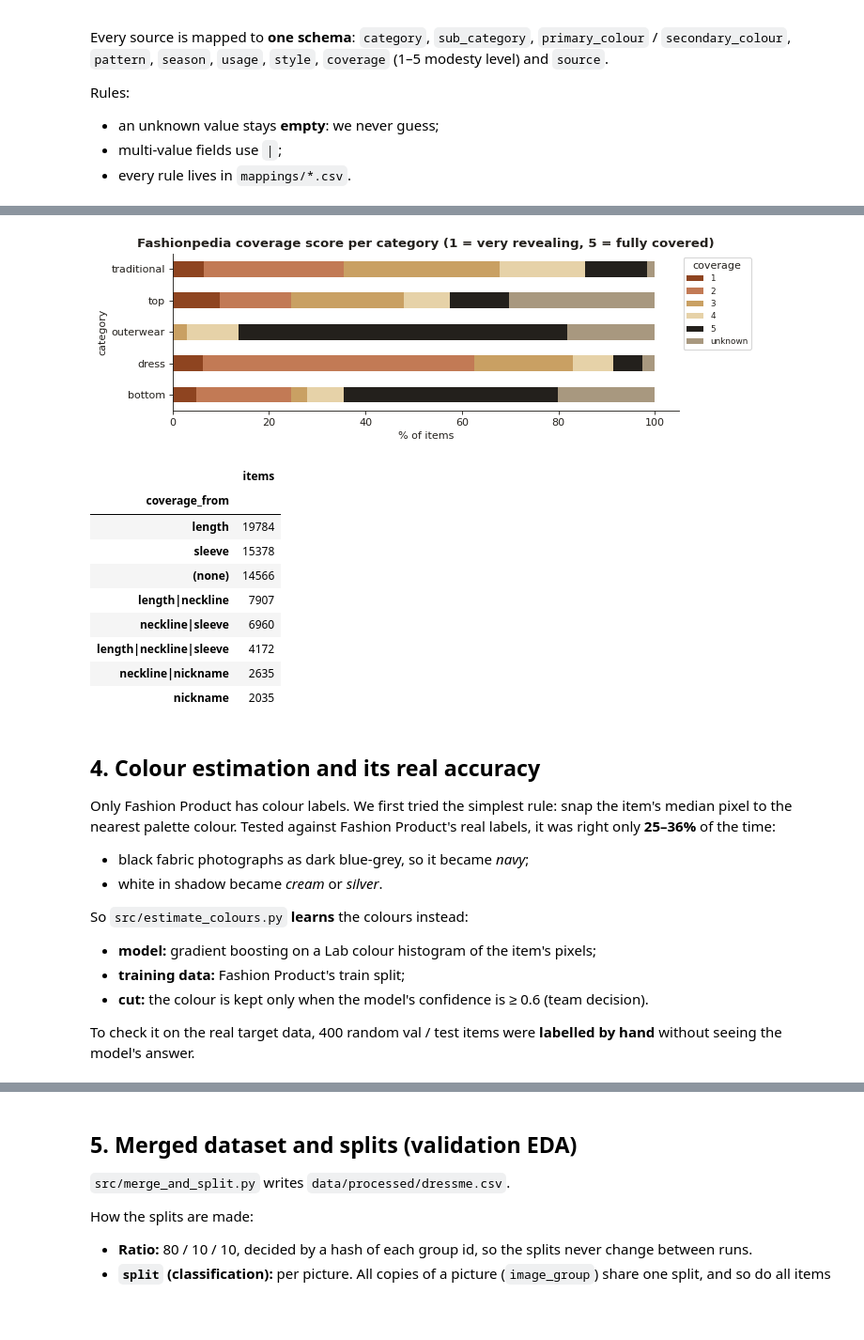
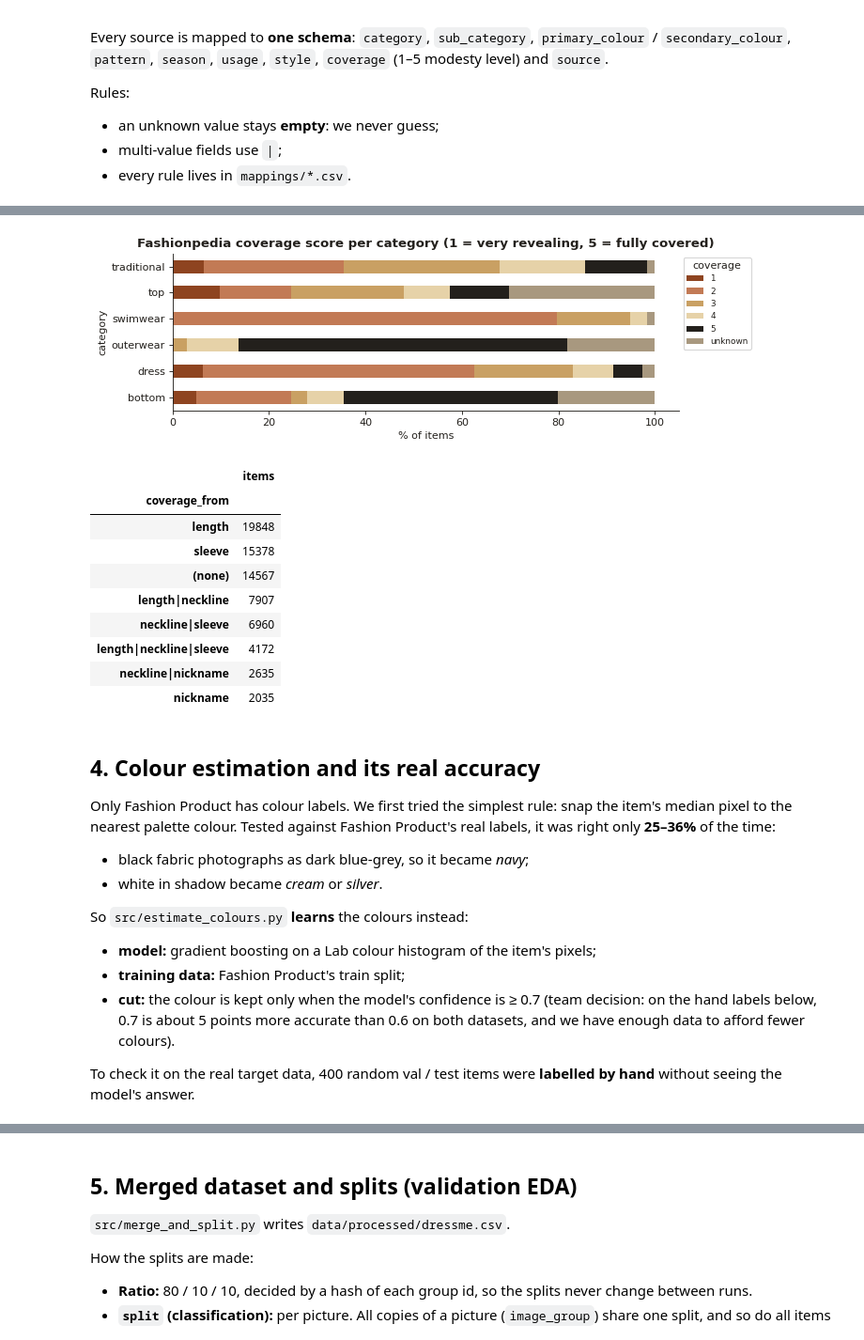
Before and after one commit to mohamedaziz-ouertatani/DressMe, a Jupyter notebook: notebooks/phase3_walkthrough.ipynb, the cells around one changed output, grey strips where cells are left out. Shown at 94% size. Saved outputs shown, nothing was run; the diff lists cells and outputs as text; code cells hidden in the pictures; blank space fills up the shorter version.

```diff
--- a/notebooks/phase3_walkthrough.ipynb
+++ b/notebooks/phase3_walkthrough.ipynb
@@ -233,21 +234,21 @@ Neckline and sleeve-length attributes sit on *part* objects, not on the garment
 3. `coverage_from` records which of these sources were used.
 # %%
 fpd = read(PROCESSED / "fashionpedia.csv")
-clothes = fpd[fpd["category"].isin(["top", "bottom", "dress", "outerwear", "traditional"])]
+clothes = fpd[fpd["category"].isin(["top", "bottom", "dress", "outerwear", "traditional", "swimwear"])]
 cov = pd.crosstab(clothes["category"], clothes["coverage"].replace("", "unknown"))
 ax = (cov.div(cov.sum(axis=1), axis=0) * 100).plot(
     kind="barh", stacked=True, figsize=(9, 3), color=[RUST, "#C27A55", GOLD, "#E6D2A8", DARK, "#A8987F"])
 ax.set_xlabel("% of items"); ax.set_title("Fashionpedia coverage score per category (1 = very revealing, 5 = fully covered)")
 ax.legend(title="coverage", bbox_to_anchor=(1, 1), fontsize=8)
 plt.tight_layout(); plt.show()
 clothes["coverage_from"].replace("", "(none)").value_counts().head(8).to_frame("items")
 # %% [output]
-[figure, old version]
+[figure, new version]
 |  | items |
 | coverage_from |  |
-| length | 19784 |
+| length | 19848 |
 | sleeve | 15378 |
-| (none) | 14566 |
+| (none) | 14567 |
 | length|neckline | 7907 |
 | neckline|sleeve | 6960 |
 | length|neckline|sleeve | 4172 |
@@ -263,7 +264,7 @@ Only Fashion Product has colour labels. We first tried the simplest rule: snap t
 So `src/estimate_colours.py` **learns** the colours instead:
 - **model:** gradient boosting on a Lab colour histogram of the item's pixels;
 - **training data:** Fashion Product's train split;
-- **cut:** the colour is kept only when the model's confidence is ≥ 0.6 (team decision).
+- **cut:** the colour is kept only when the model's confidence is ≥ 0.7 (team decision: on the hand labels below, 0.7 is about 5 points more accurate than 0.6 on both datasets, and we have enough data to afford fewer colours).
 
 To check it on the real target data, 400 random val / test items were **labelled by hand** without seeing the model's answer.
 # %%
```
Also changed, not shown: parts of 15 cells of this notebook, 26 other files.
